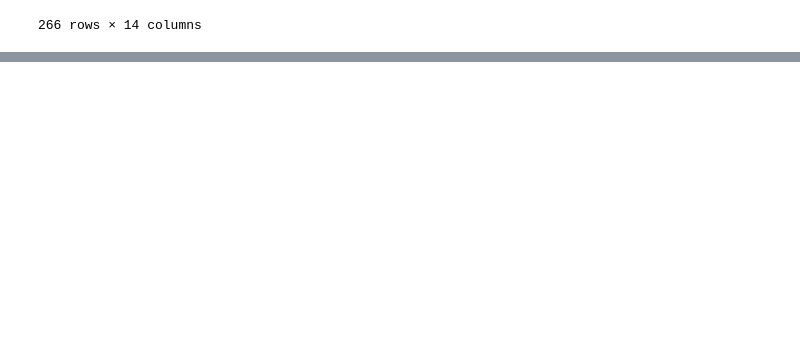
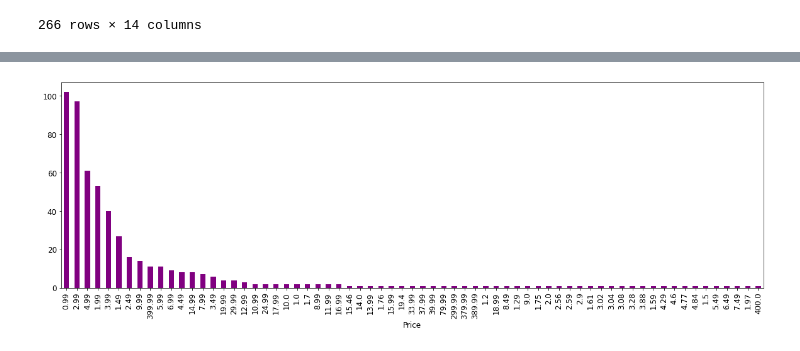
Before and after one commit to Meghanah97/Playstore_data_analysis, a Jupyter notebook: Copy_of_Copy_of_Play_Store_App_Review_Analysis_Capstone_Project.ipynb, the cells around one changed output, grey strips where cells are left out. Cells and saved outputs as stored; diff of their text form; code cells hidden in the pictures; blank space fills up the shorter version.

```diff
--- a/Copy_of_Copy_of_Play_Store_App_Review_Analysis_Capstone_Project.ipynb
+++ b/Copy_of_Copy_of_Play_Store_App_Review_Analysis_Capstone_Project.ipynb
@@ -667 +635,7 @@ ply[ply['Installs'].max()==ply['Installs']]
+# %%
+ply_paid=ply[ply['Type']=='Paid']
+# %%
+ply_paid.groupby('Price')['App'].count().sort_values(ascending= False).plot.bar(figsize = (20,6), color = 'purple');
+# %% [output]
+[figure, added]
 # %%
```
Also changed, not shown: parts of 29 cells of this notebook.
